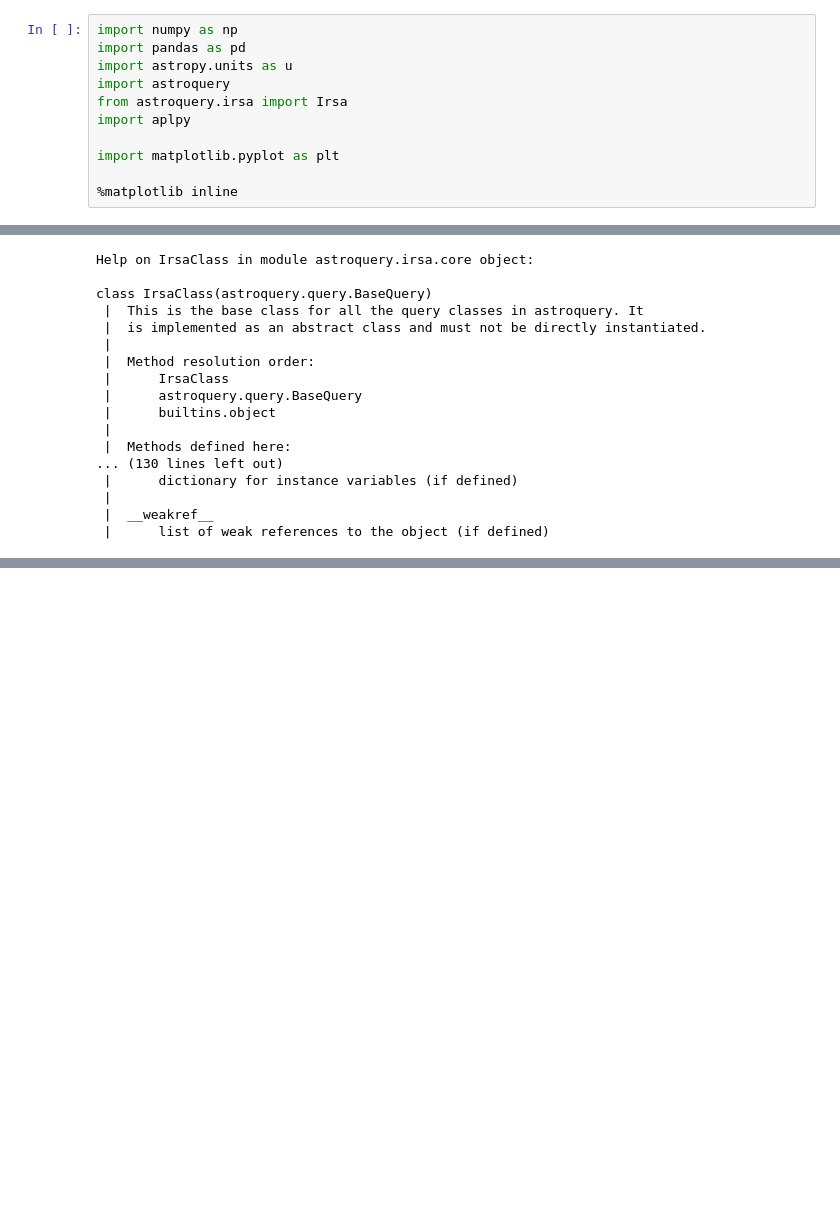
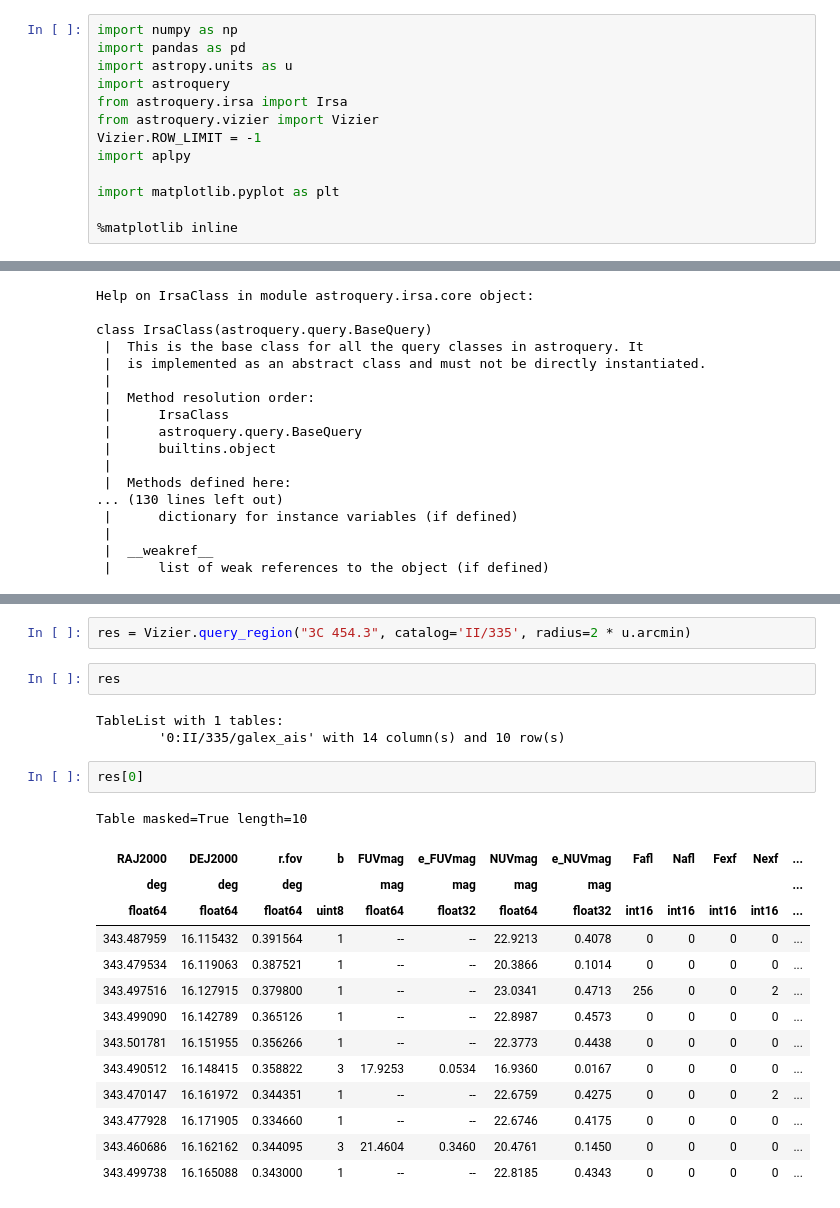
Before and after one commit to bosscha/alma-calibrator, a Jupyter notebook: notebooks/2mass/2MASS_test01.ipynb, the cells around one changed output, grey strips where cells are left out. Cells and saved outputs as stored; diff of their text form; blank space fills up the shorter version.

Commit message:
add 2mass-wise-galex

```diff
--- a/notebooks/2mass/2MASS_test01.ipynb
+++ b/notebooks/2mass/2MASS_test01.ipynb
@@ -4,6 +4,8 @@ import pandas as pd
 import astropy.units as u
 import astroquery
 from astroquery.irsa import Irsa
+from astroquery.vizier import Vizier
+Vizier.ROW_LIMIT = -1
 import aplpy
 
 import matplotlib.pyplot as plt
@@ -91,0 +136,24 @@ class IrsaClass(astroquery.query.BaseQuery)
+# %%
+res = Vizier.query_region("3C 454.3", catalog='II/335', radius=2 * u.arcmin)
+# %%
+res
+# %% [output]
+TableList with 1 tables:
+        '0:II/335/galex_ais' with 14 column(s) and 10 row(s)
+# %%
+res[0]
+# %% [output]
+Table masked=True length=10
+| RAJ2000 | DEJ2000 | r.fov | b | FUVmag | e_FUVmag | NUVmag | e_NUVmag | Fafl | Nafl | Fexf | Nexf | ... |
+| deg | deg | deg |  | mag | mag | mag | mag |  |  |  |  | ... |
+| float64 | float64 | float64 | uint8 | float64 | float32 | float64 | float32 | int16 | int16 | int16 | int16 | ... |
+| 343.487959 | 16.115432 | 0.391564 | 1 | -- | -- | 22.9213 | 0.4078 | 0 | 0 | 0 | 0 | ... |
+| 343.479534 | 16.119063 | 0.387521 | 1 | -- | -- | 20.3866 | 0.1014 | 0 | 0 | 0 | 0 | ... |
+| 343.497516 | 16.127915 | 0.379800 | 1 | -- | -- | 23.0341 | 0.4713 | 256 | 0 | 0 | 2 | ... |
+| 343.499090 | 16.142789 | 0.365126 | 1 | -- | -- | 22.8987 | 0.4573 | 0 | 0 | 0 | 0 | ... |
+| 343.501781 | 16.151955 | 0.356266 | 1 | -- | -- | 22.3773 | 0.4438 | 0 | 0 | 0 | 0 | ... |
+| 343.490512 | 16.148415 | 0.358822 | 3 | 17.9253 | 0.0534 | 16.9360 | 0.0167 | 0 | 0 | 0 | 0 | ... |
+| 343.470147 | 16.161972 | 0.344351 | 1 | -- | -- | 22.6759 | 0.4275 | 0 | 0 | 0 | 2 | ... |
+| 343.477928 | 16.171905 | 0.334660 | 1 | -- | -- | 22.6746 | 0.4175 | 0 | 0 | 0 | 0 | ... |
+| 343.460686 | 16.162162 | 0.344095 | 3 | 21.4604 | 0.3460 | 20.4761 | 0.1450 | 0 | 0 | 0 | 0 | ... |
+| 343.499738 | 16.165088 | 0.343000 | 1 | -- | -- | 22.8185 | 0.4343 | 0 | 0 | 0 | 0 | ... |
```
Also changed, not shown: parts of 12 cells of this notebook, 34 other files.
